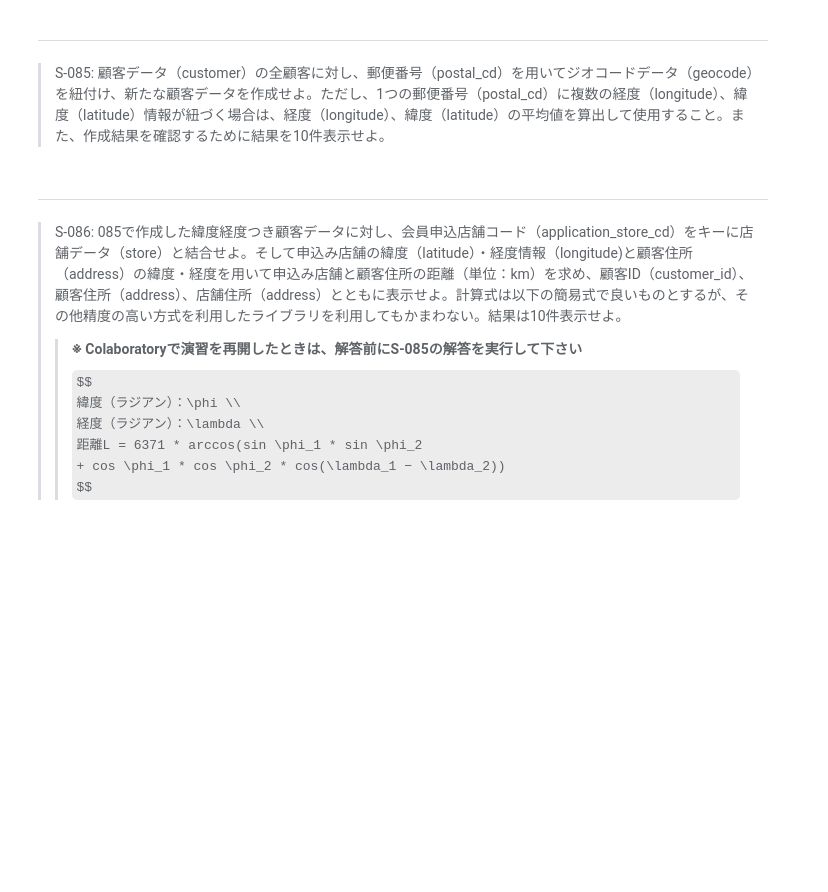
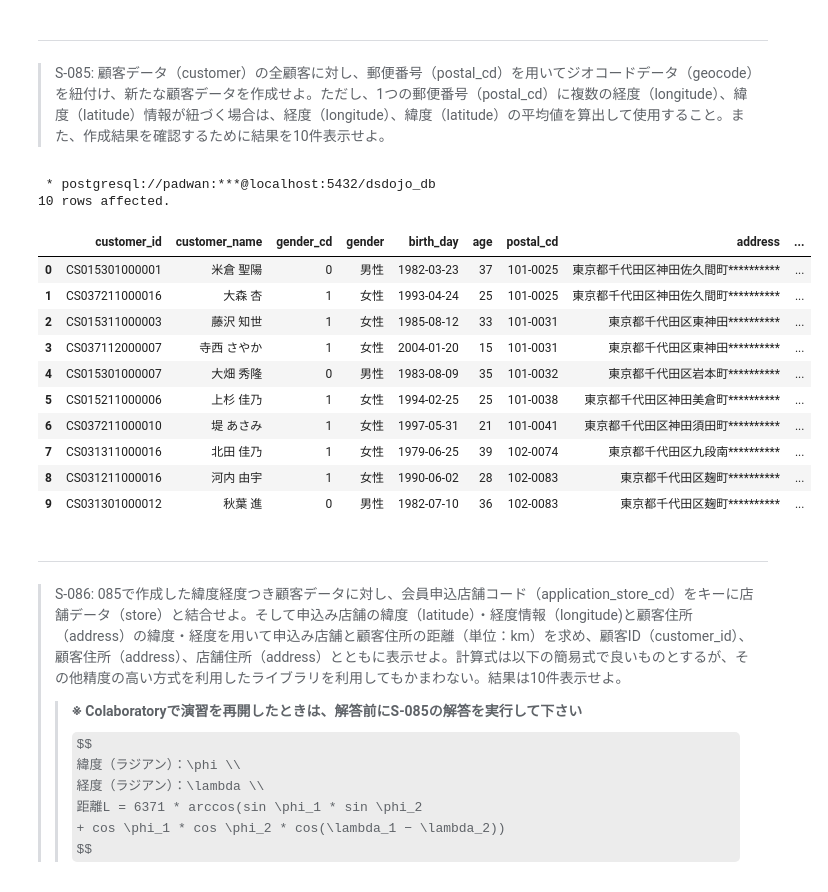
Before and after one commit to kawaguchi-adx/preprocess_knock_SQL, a Jupyter notebook: preprocess_knock_SQL_Colab.ipynb, the cells around one changed output. Saved outputs shown, nothing was run; the diff lists cells and outputs as text; code cells hidden in the pictures; some formulas as TeX source; blank space fills up the shorter version.

```diff
--- a/preprocess_knock_SQL_Colab.ipynb
+++ b/preprocess_knock_SQL_Colab.ipynb
@@ -588,3 +572,43 @@ select * from calc_ratio where ratio > 0 limit 10
+# %%
+%%sql
+with avg_by_postal_cd as (
+  select
+    postal_cd, prefecture, city, town, address, full_address,
+    avg(longitude)
+      over (partition by postal_cd) as lon,
+    avg(latitude)
+      over (partition by postal_cd) as lat,
+    row_number()
+      over(partition by postal_cd order by length(full_address) desc)
+      as address_num
+  from geocode
+),
+
+join_with_customer as (
+  select
+    c.*,
+    prefecture, city, town, full_address, lon, lat
+  from customer as c
+  left join avg_by_postal_cd as g
+  on c.postal_cd = g.postal_cd
+  where address_num = 1
+)
+
+select * from join_with_customer limit 10
+# %% [output]
+ * postgresql://padwan:***@localhost:5432/dsdojo_db
+10 rows affected.
+|  | customer_id | customer_name | gender_cd | gender | birth_day | age | postal_cd | address | ... |
+| 0 | CS015301000001 | 米倉 聖陽 | 0 | 男性 | 1982-03-23 | 37 | 101-0025 | 東京都千代田区神田佐久間町********** | ... |
+| 1 | CS037211000016 | 大森 杏 | 1 | 女性 | 1993-04-24 | 25 | 101-0025 | 東京都千代田区神田佐久間町********** | ... |
+| 2 | CS015311000003 | 藤沢 知世 | 1 | 女性 | 1985-08-12 | 33 | 101-0031 | 東京都千代田区東神田********** | ... |
+| 3 | CS037112000007 | 寺西 さやか | 1 | 女性 | 2004-01-20 | 15 | 101-0031 | 東京都千代田区東神田********** | ... |
+| 4 | CS015301000007 | 大畑 秀隆 | 0 | 男性 | 1983-08-09 | 35 | 101-0032 | 東京都千代田区岩本町********** | ... |
+| 5 | CS015211000006 | 上杉 佳乃 | 1 | 女性 | 1994-02-25 | 25 | 101-0038 | 東京都千代田区神田美倉町********** | ... |
+| 6 | CS037211000010 | 堤 あさみ | 1 | 女性 | 1997-05-31 | 21 | 101-0041 | 東京都千代田区神田須田町********** | ... |
+| 7 | CS031311000016 | 北田 佳乃 | 1 | 女性 | 1979-06-25 | 39 | 102-0074 | 東京都千代田区九段南********** | ... |
+| 8 | CS031211000016 | 河内 由宇 | 1 | 女性 | 1990-06-02 | 28 | 102-0083 | 東京都千代田区麹町********** | ... |
+| 9 | CS031301000012 | 秋葉 進 | 0 | 男性 | 1982-07-10 | 36 | 102-0083 | 東京都千代田区麹町********** | ... |
 # %% [markdown]
 ---
 > S-086: 085で作成した緯度経度つき顧客データに対し、会員申込店舗コード（application_store_cd）をキーに店舗データ（store）と結合せよ。そして申込み店舗の緯度（latitude）・経度情報（longitude)と顧客住所（address）の緯度・経度を用いて申込み店舗と顧客住所の距離（単位：km）を求め、顧客ID（customer_id）、顧客住所（address）、店舗住所（address）とともに表示せよ。計算式は以下の簡易式で良いものとするが、その他精度の高い方式を利用したライブラリを利用してもかまわない。結果は10件表示せよ。
```
Also changed, not shown: parts of 5 cells of this notebook.
